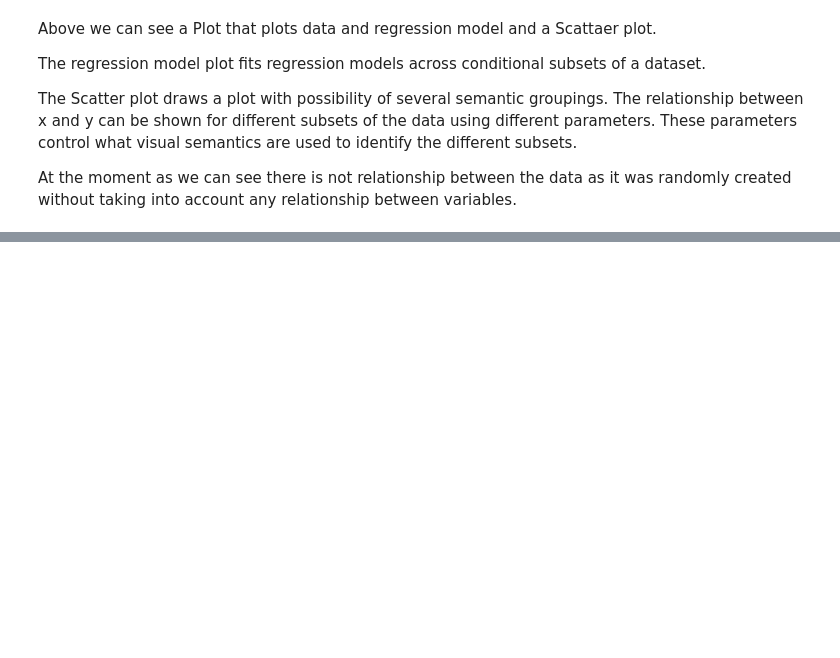
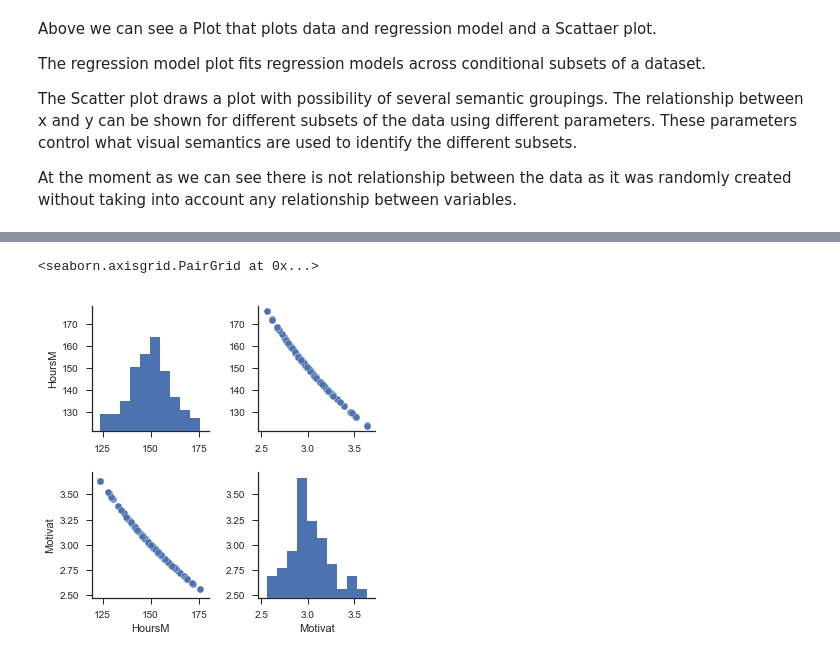
Before and after one commit to Nayade2lu/programming-data-a-project, a Jupyter notebook: Programming for data analysis Project.ipynb, the cells around one changed output, grey strips where cells are left out. Saved outputs shown, nothing was run; the diff lists cells and outputs as text; code cells hidden in the pictures; blank space fills up the shorter version.

```diff
--- a/Programming for data analysis Project.ipynb
+++ b/Programming for data analysis Project.ipynb
@@ -629,0 +640,6 @@ At the moment as we can see there is not relationship between the data as it was
+# %%
+#Simulating an basic inverse relationship between time spent at work and motivation
+h= np.random.normal (7.5, 0.5, 100)*20
+m = 450/h
+data = pd.DataFrame({'HoursM': h, 'Motivat': m})
+data
@@ -629,0 +665,11 @@ At the moment as we can see there is not relationship between the data as it was
+# %%
+#Plotting the data to show if it exists a relationship between the data
+#https://seaborn.pydata.org/generated/seaborn.scatterplot.html
+
+
+sns.set(style="ticks")
+
+sns.pairplot(data)
+# %% [output]
+<seaborn.axisgrid.PairGrid at 0x...>
+[figure, added]
```
Also changed, not shown: parts of 4 cells of this notebook.
